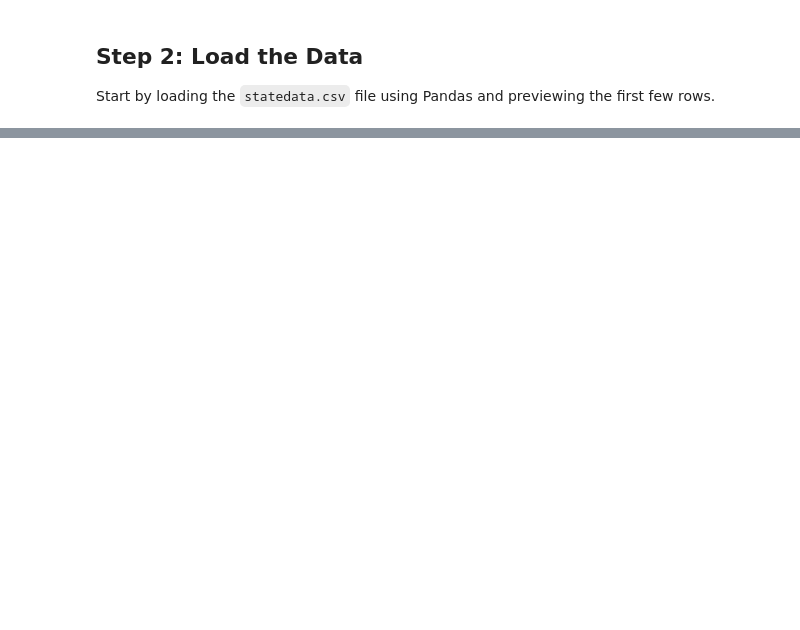
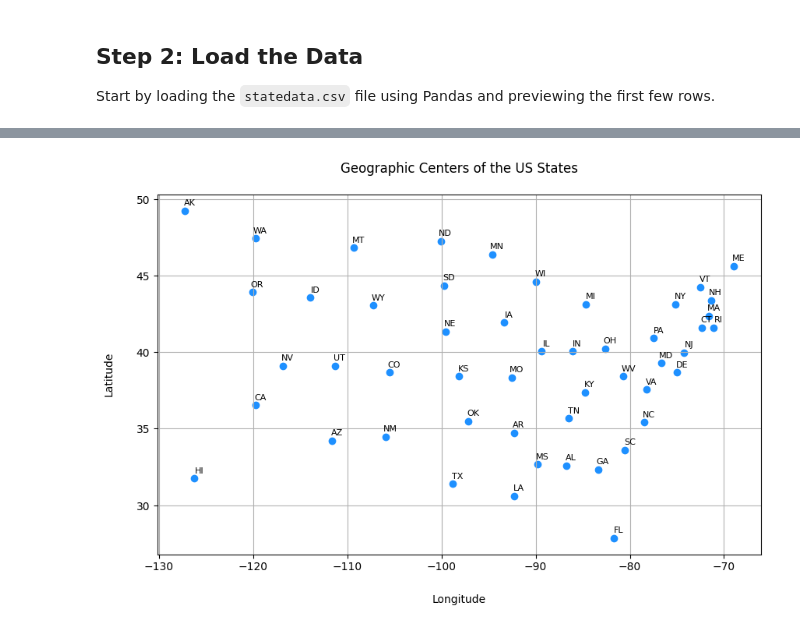
Before and after one commit to yuri-spizhovyi-mit/ET6-ML, a Jupyter notebook: Session1__data_analysis/notebooks/predicting_life_expectancy_in_the_us.ipynb, the cells around one changed output, grey strips where cells are left out. Saved outputs shown, nothing was run; the diff lists cells and outputs as text; code cells hidden in the pictures; blank space fills up the shorter version.

```diff
--- a/Session1__data_analysis/notebooks/predicting_life_expectancy_in_the_us.ipynb
+++ b/Session1__data_analysis/notebooks/predicting_life_expectancy_in_the_us.ipynb
@@ -46,6 +49,6 @@ Resolving deltas: 100% (82/82), done.
 
 Start by loading the `statedata.csv` file using Pandas and previewing the first few rows.
 # %%
-df = pd.read_csv('Session1__data_analysis/data/statedata.csv')
-df.head()
+df_state = pd.read_csv("Session1__data_analysis/data/statedata.csv")
+df_state.head()
 # %% [output]
@@ -52,0 +121,16 @@ FileNotFoundError: [Errno 2] No such file or directory: 'Session1__data_analysis
+# %%
+# Create the scatter plot as describe above
+plt.figure(figsize=(10,6))
+plt.scatter(df_state['x'], df_state['y'], color='dodgerblue')
+
+# Annotate each point with the state name
+for i in range(len(df_state)):
+  plt.text(df_state['x'][i]+0.5, df_state['y'][i]+0.5, df_state['state.abb'][i], fontsize=8, ha='center', va='center')
+
+# Add labels and title
+plt.xlabel('Longitude', labelpad=20)
+plt.ylabel('Latitude', labelpad=20)
+plt.title('Geographic Centers of the US States', pad=20)
+plt.grid(True)
+# %% [output]
+[figure, added]
```
Also changed, not shown: parts of 34 cells of this notebook.
